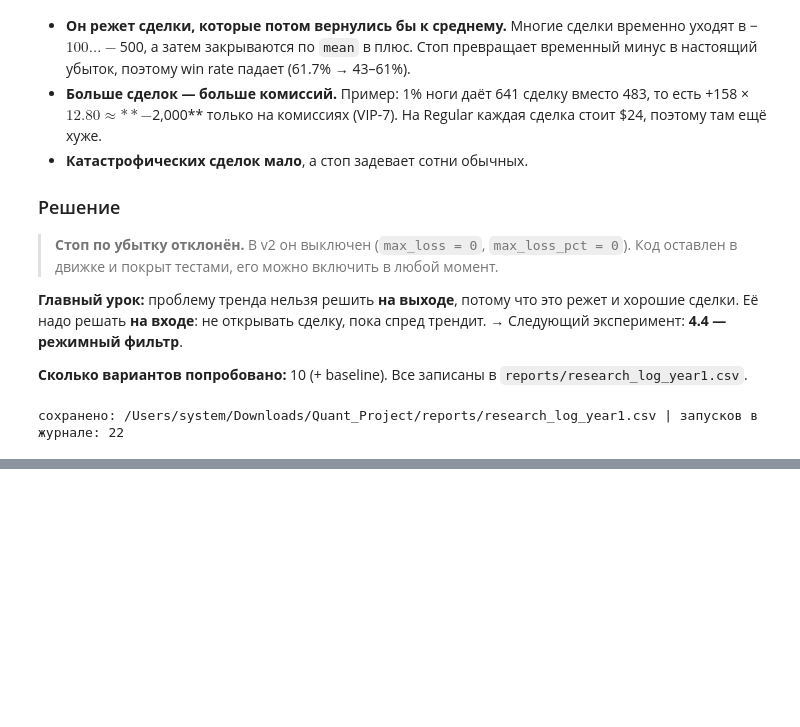
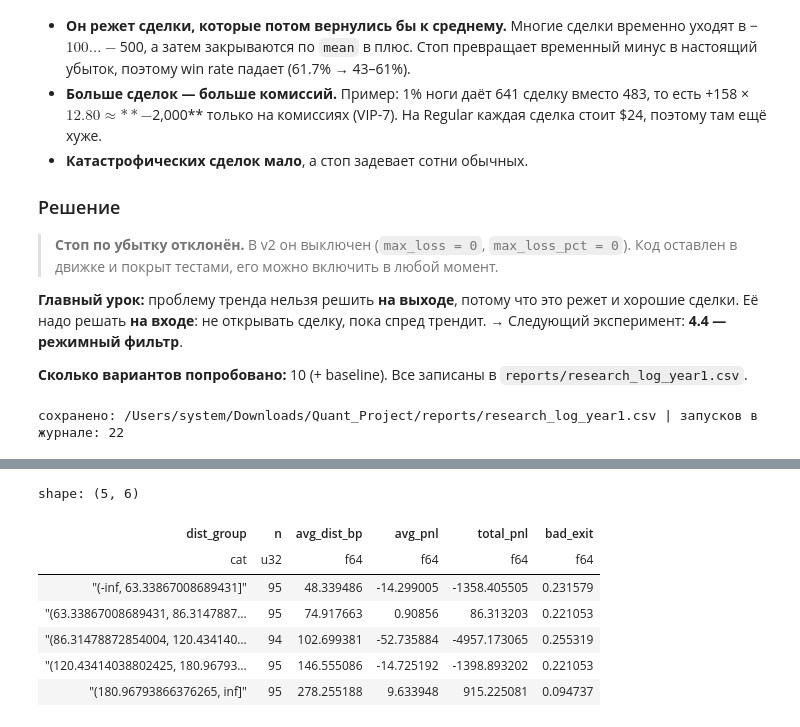
Before and after one commit to Adam-Moshkhoev/pairs-backtest, a Jupyter notebook: notebooks/05_research_year1.ipynb, the cells around one changed output, grey strips where cells are left out. Cells and saved outputs as stored; diff of their text form; code cells hidden in the pictures; blank space fills up the shorter version.

```diff
--- a/notebooks/05_research_year1.ipynb
+++ b/notebooks/05_research_year1.ipynb
@@ -253,0 +316,18 @@ print("сохранено:", out, "| запусков в журнале:", len(l
+# %%
+# сделки без z_long (первая неделя данных) не учитываем
+tr_ok = tr.filter(pl.col("z_long").is_not_nan())
+print("всего сделок:", tr.height, "| с z_long:", tr_ok.height)
+
+# группы по |z_long| в момент входа
+summary_long = (
+    tr_ok.with_columns(pl.col("z_long").abs().cut([1.0, 1.5, 2.0, 2.5, 3.0]).alias("abs_z_long"))
+         .group_by("abs_z_long")
+         .agg(
+             n=pl.len(),                                          # сколько сделок
+             avg_pnl=pl.col("pnl").mean(),                        # средний PnL
+             total_pnl=pl.col("pnl").sum(),                       # сумма PnL
+             bad_exit=(pl.col("reason") != "mean").mean(),        # доля выходов не по mean
+         )
+         .sort("abs_z_long")
+)
+summary_long
@@ -253,0 +372,29 @@ print("сохранено:", out, "| запусков в журнале:", len(l
+# %%
+# отклонение спреда от дневного среднего в bp (1 bp ≈ $1 на ноге $10 000)
+s = pl.Series(spread)
+dist_bp = ((s - s.rolling_mean(config.WINDOW)).abs() * 10_000).to_numpy()
+
+tr_ok = tr_ok.with_columns(pl.Series("dist_bp", dist_bp[cut][tr_ok["entry_t"].to_numpy() - 1]))
+
+summary_dist = (
+    tr_ok.with_columns(pl.col("dist_bp").qcut(5).alias("dist_group"))   # 5 групп по ~95 сделок
+         .group_by("dist_group")
+         .agg(
+             n=pl.len(),
+             avg_dist_bp=pl.col("dist_bp").mean(),                 # среднее отклонение в группе
+             avg_pnl=pl.col("pnl").mean(),
+             total_pnl=pl.col("pnl").sum(),
+             bad_exit=(pl.col("reason") != "mean").mean(),
+         )
+         .sort("avg_dist_bp")
+)
+summary_dist
+# %% [output]
+shape: (5, 6)
+| dist_group | n | avg_dist_bp | avg_pnl | total_pnl | bad_exit |
+| cat | u32 | f64 | f64 | f64 | f64 |
+| "(-inf, 63.33867008689431]" | 95 | 48.339486 | -14.299005 | -1358.405505 | 0.231579 |
+| "(63.33867008689431, 86.3147887… | 95 | 74.917663 | 0.90856 | 86.313203 | 0.221053 |
+| "(86.31478872854004, 120.434140… | 94 | 102.699381 | -52.735884 | -4957.173065 | 0.255319 |
+| "(120.43414038802425, 180.96793… | 95 | 146.555086 | -14.725192 | -1398.893202 | 0.221053 |
+| "(180.96793866376265, inf]" | 95 | 278.255188 | 9.633948 | 915.225081 | 0.094737 |
```
Also changed, not shown: parts of 20 cells of this notebook, 2 other files.
